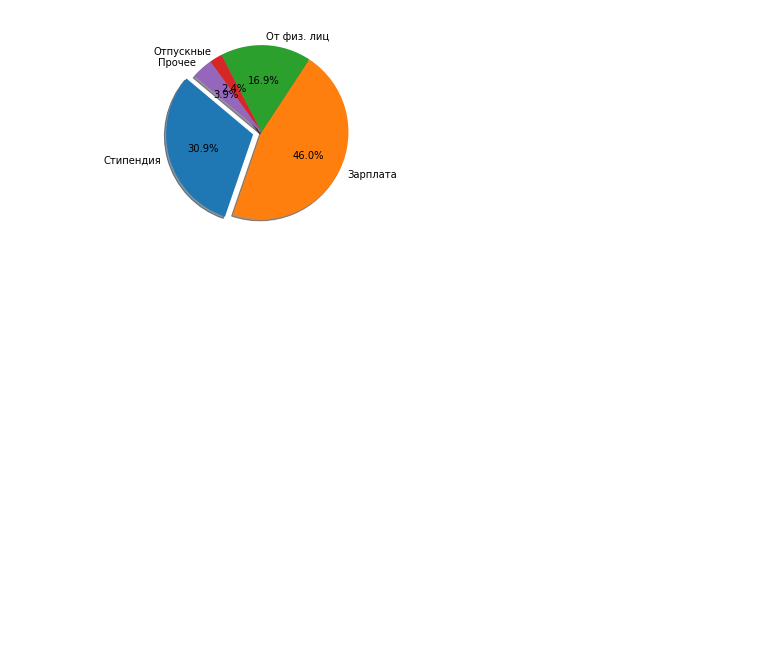
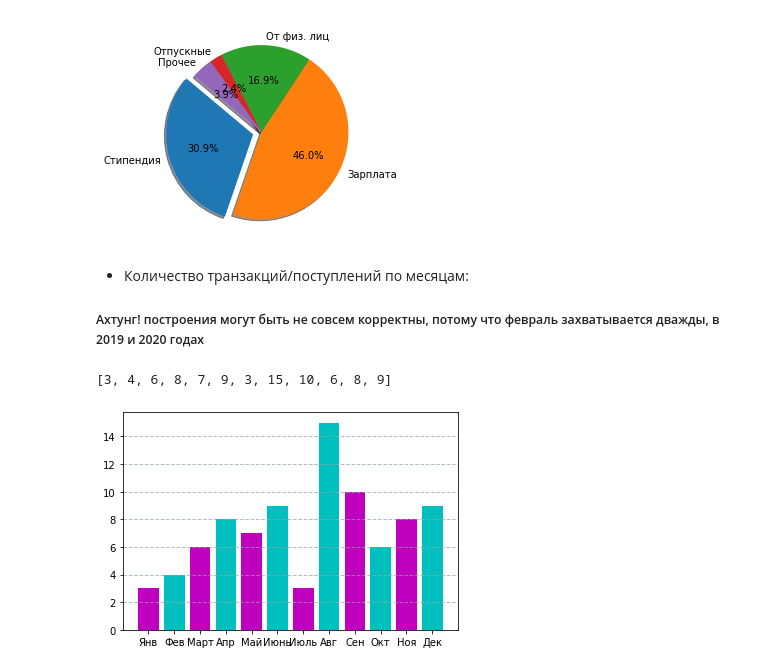
Before and after one commit to edirab/AnalyzeMyBudget, a Jupyter notebook: incomes_notebook.ipynb, the cells around one changed output. Saved outputs shown, nothing was run; the diff lists cells and outputs as text; code cells hidden in the pictures; blank space fills up the shorter version.

```diff
--- a/incomes_notebook.ipynb
+++ b/incomes_notebook.ipynb
@@ -91,10 +92,8 @@ for i in range(len(per_month_list)):
 11 36440.49
 12 70643.44
 # %%
-# x = range(1,13)
-
-x = ('Янв', 'Фев', 'Март', 'Апр', 'Май', 'Июнь', 'Июль', 'Авг', 'Сен', 'Окт', 'Ноя', 'Дек')
-plt.bar(x, per_month_list)
+monthes_axis = ('Янв', 'Фев', 'Март', 'Апр', 'Май', 'Июнь', 'Июль', 'Авг', 'Сен', 'Окт', 'Ноя', 'Дек')
+plt.bar(monthes_axis, per_month_list)
 plt.figure(figsize=(20,10))
 plt.show()
 # %% [output]
@@ -145,3 +149,16 @@ plt.pie(amounts, labels=labels, explode=explode, autopct='%1.1f%%', shadow=True,
 plt.show()
 # %% [output]
 [figure]
+# %% [markdown]
+- Количество транзакций/поступлений по месяцам:
+##### Ахтунг! построения могут быть не совсем корректны, потому что февраль захватывается дважды, в 2019 и 2020 годах
+# %%
+transactions_per_month = analyze.transactions_per_month(incomes_list)
+print(transactions_per_month)
+
+my_colors = 'mc'
+plt.bar(monthes_axis, transactions_per_month, color = my_colors)
+plt.grid(color='#95a5a6', linestyle='--', linewidth=1, axis='y', alpha=0.7)
+# %% [output]
+[3, 4, 6, 8, 7, 9, 3, 15, 10, 6, 8, 9]
+[figure, added]
```
Also changed, not shown: parts of 10 cells of this notebook, 8 other files.
